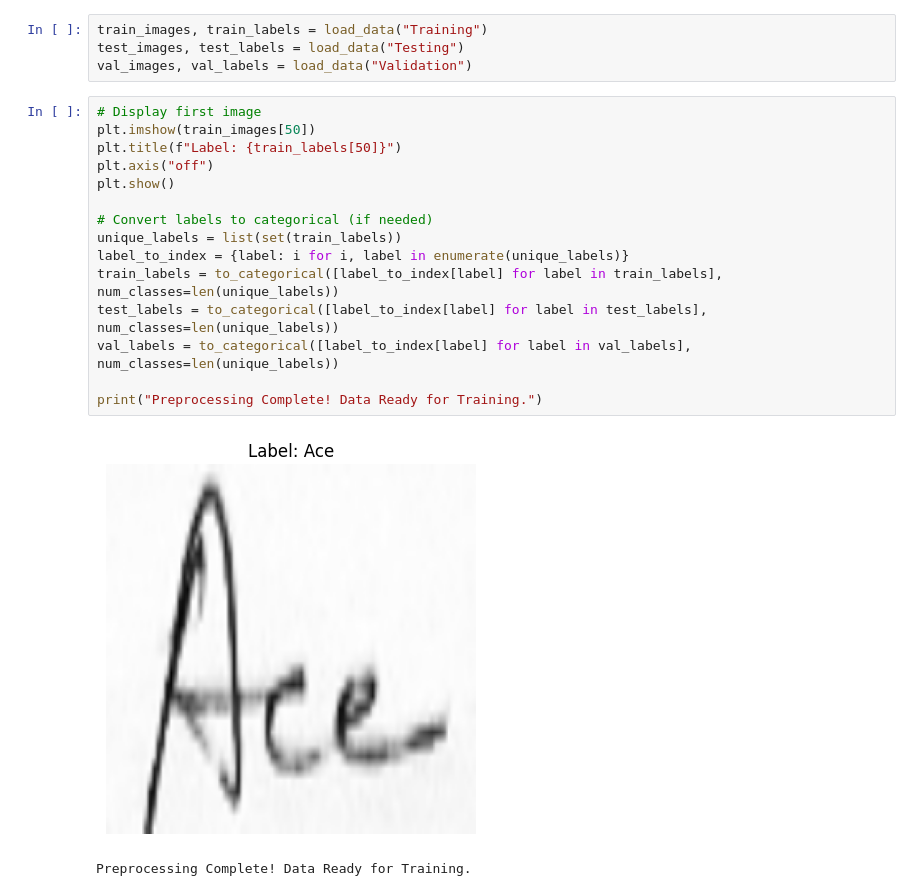
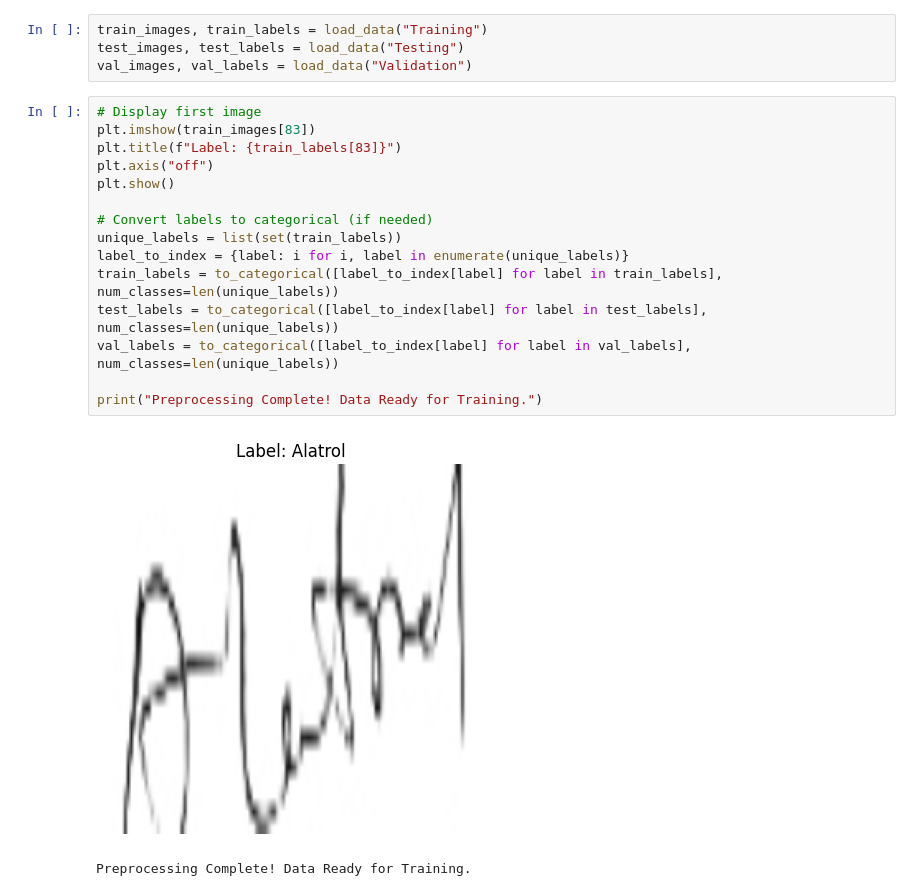
Before and after one commit to danialafridi1/medical-prescription-ocr, a Jupyter notebook: preprocessing/preprocessing-notebook.ipynb, the cells around one changed output. Saved outputs shown, nothing was run; the diff lists cells and outputs as text.

```diff
--- a/preprocessing/preprocessing-notebook.ipynb
+++ b/preprocessing/preprocessing-notebook.ipynb
@@ -45,19 +45,19 @@ test_images, test_labels = load_data("Testing")
 val_images, val_labels = load_data("Validation")
 # %%
 # Display first image
-plt.imshow(train_images[50])
-plt.title(f"Label: {train_labels[50]}")
+plt.imshow(train_images[83])
+plt.title(f"Label: {train_labels[83]}")
 plt.axis("off")
 plt.show()
 
 # Convert labels to categorical (if needed)
 unique_labels = list(set(train_labels))
 label_to_index = {label: i for i, label in enumerate(unique_labels)}
 train_labels = to_categorical([label_to_index[label] for label in train_labels], num_classes=len(unique_labels))
 test_labels = to_categorical([label_to_index[label] for label in test_labels], num_classes=len(unique_labels))
 val_labels = to_categorical([label_to_index[label] for label in val_labels], num_classes=len(unique_labels))
 
 print("Preprocessing Complete! Data Ready for Training.")
 # %% [output]
-[figure, old version]
+[figure, new version]
 Preprocessing Complete! Data Ready for Training.
```
Also changed, not shown: 1 other file.
